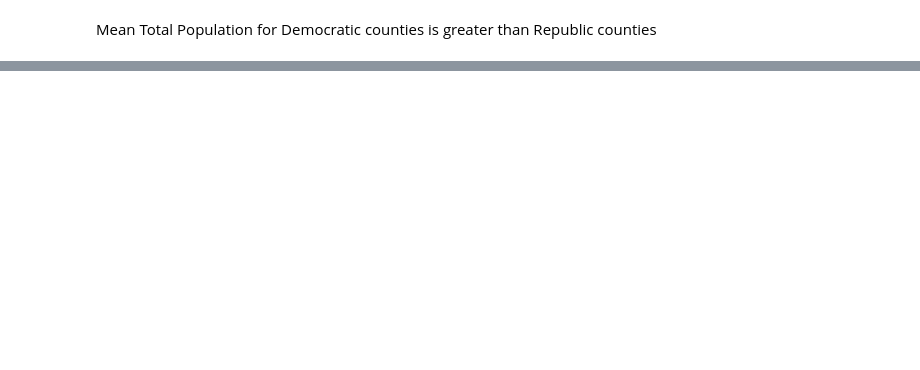
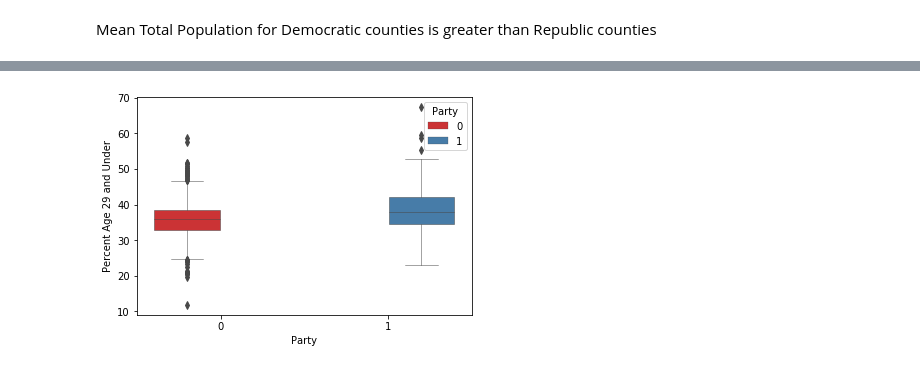
Before and after one commit to keshvi-srivastava/US-Election-Data-Exploration, a Jupyter notebook: Project 1 - US Election Data Exploration.ipynb, the cells around one changed output, grey strips where cells are left out. Cells and saved outputs as stored; diff of their text form; code cells hidden in the pictures; blank space fills up the shorter version.

```diff
--- a/Project 1 - US Election Data Exploration.ipynb
+++ b/Project 1 - US Election Data Exploration.ipynb
@@ -339,0 +330,8 @@ Statistically significant
+# %%
+#AGE
+age = merged_data[['Percent Age 29 and Under','Percent Age 65 and Older','Party']]
+#found the ages ranges
+age['Percent Age between 29 and 65'] = 100 - (age['Percent Age 29 and Under'] + age['Percent Age 65 and Older'])
+#(age.style.set_table_styles([{'selector' : '', 'props' : [('border', '2px solid green')]}]) )
+abc = (age.groupby('Party').describe())
+abc.style
@@ -339,0 +344,5 @@ Statistically significant
+# %%
+import seaborn as sns
+ax = sns.boxplot(x="Party", y="Percent Age 29 and Under", data=age,hue="Party",palette="Set1",linewidth=0.5)
+# %% [output]
+[figure, added]
```
Also changed, not shown: parts of 29 cells of this notebook.
